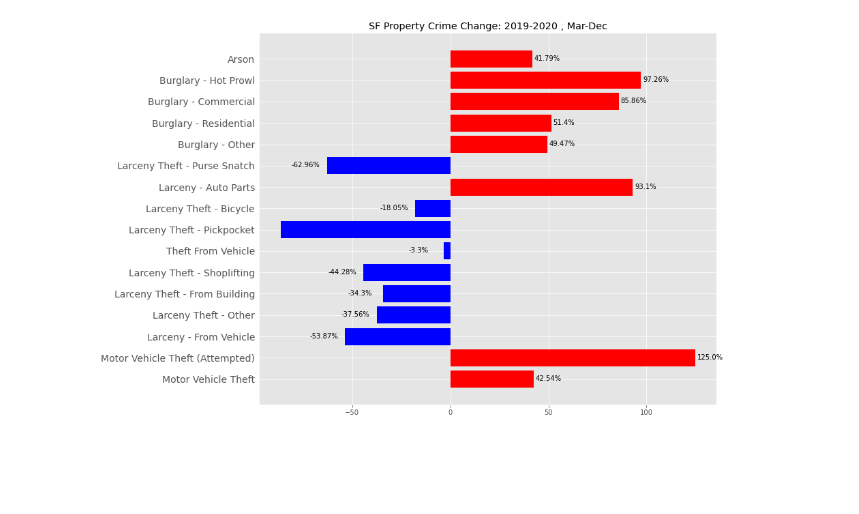
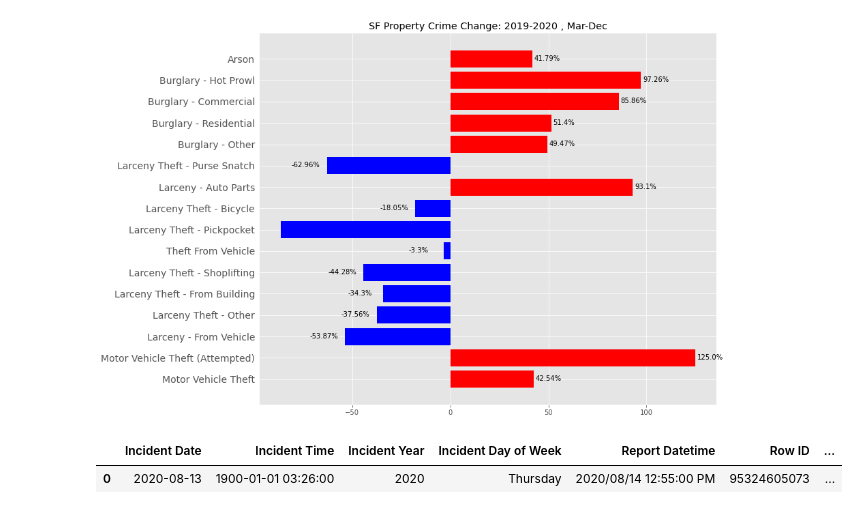
Before and after one commit to baharbiazar/San_Francisco_crime_EDA, a Jupyter notebook: src/sf_crime_analysis.ipynb, the cells around one changed output. Saved outputs shown, nothing was run; the diff lists cells and outputs as text; code cells hidden in the pictures; blank space fills up the shorter version.

```diff
--- a/src/sf_crime_analysis.ipynb
+++ b/src/sf_crime_analysis.ipynb
@@ -166,0 +170,5 @@ See the caveats in the documentation: https://pandas.pydata.org/pandas-docs/stab
+# %%
+burg_20.head(1)
+# %% [output]
+|  | Incident Date | Incident Time | Incident Year | Incident Day of Week | Report Datetime | Row ID | ... |
+| 0 | 2020-08-13 | 1900-01-01 03:26:00 | 2020 | Thursday | 2020/08/14 12:55:00 PM | 95324605073 | ... |
```
Also changed, not shown: parts of 6 cells of this notebook, 4 other files.
